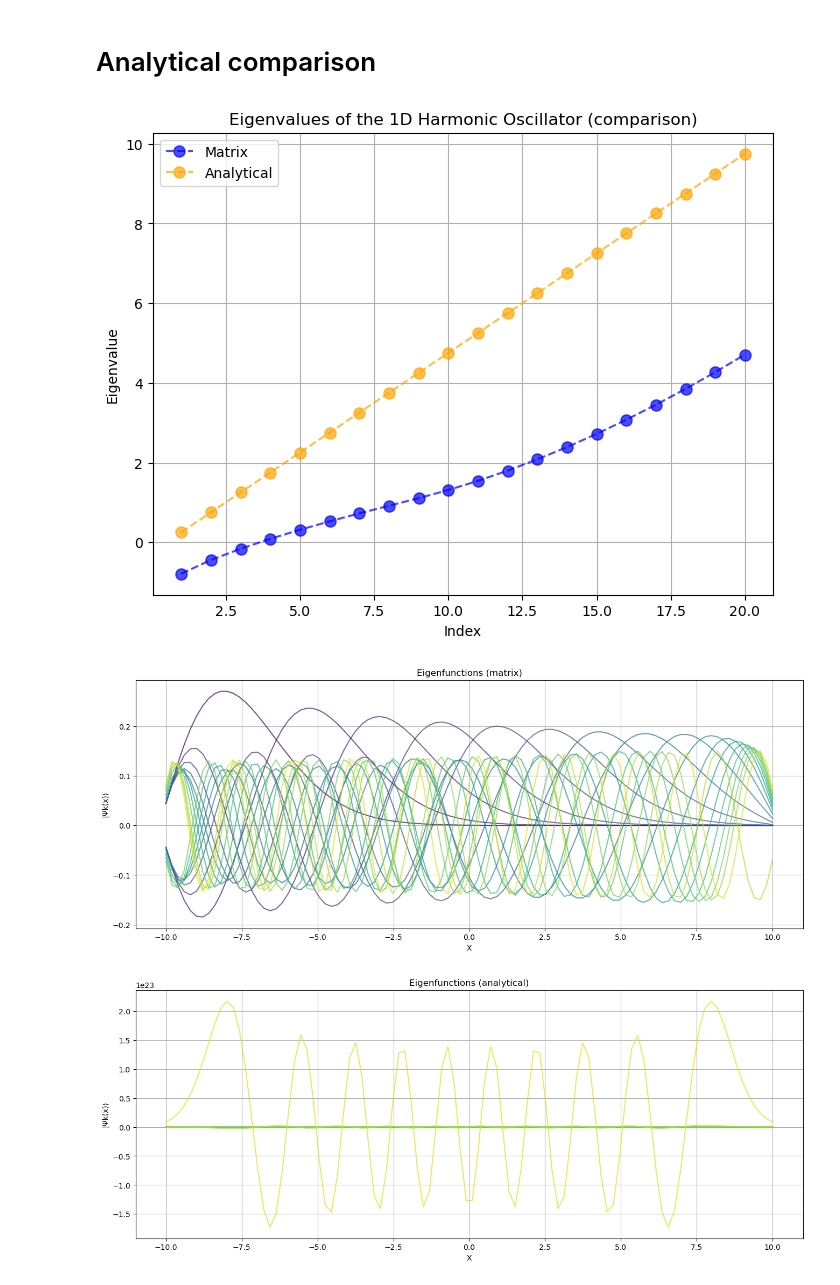
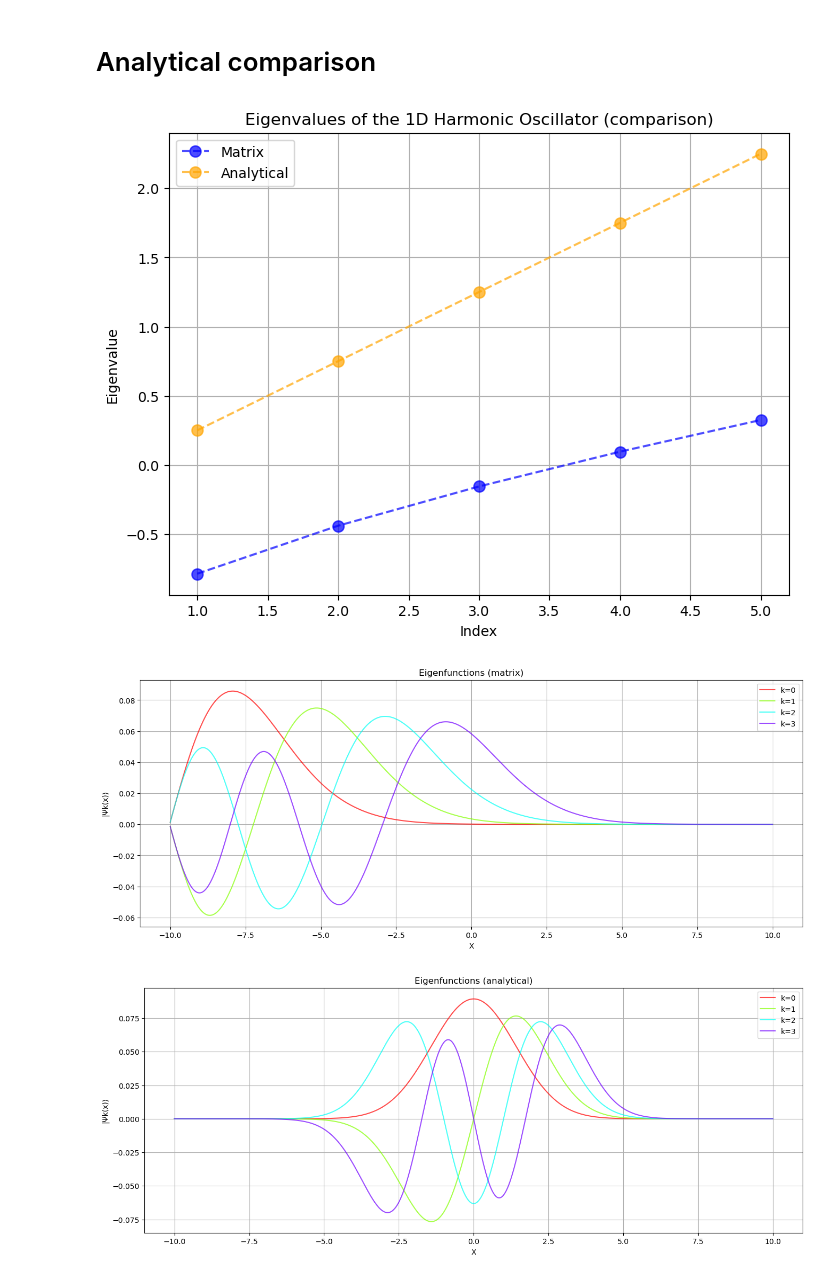
Before and after one commit to pietromalagoli/QIC, a Jupyter notebook: hw/hw4/cat.ipynb, the cells around one changed output. Saved outputs shown, nothing was run; the diff lists cells and outputs as text; code cells hidden in the pictures.

Commit message:
Hw4-fixed hermite polynomials. Analtycal results are correct, matrix mode not.

```diff
--- a/hw/hw4/cat.ipynb
+++ b/hw/hw4/cat.ipynb
@@ -213,6 +217,19 @@ if test:
 # %% [markdown]
 # Analytical comparison #
 # %%
+# Define Hermite polynomials
+def hermite(x,n: int):
+
+    # All coefficients of the Hermite polynomial set to zero except for the n-th, which is set to 1
+    herm_coeff = np.zeros(n+1)
+    herm_coeff[n] = 1
+
+    # Compute the polynomial using the function from Scipy
+    herm_pol = hermval(x,herm_coeff)
+
+    return herm_pol
+
+
 # Define the eigenvalues
 def eigvals_a(omega, k_max):
     ##  This function defines the energy eigenvalues for the 1D harmonic oscillator
@@ -228,7 +245,7 @@ def eigvals_a(omega, k_max):
 
     return E_n
 
-def eigenfs_a(omega, a, b, N, k_max):
+def eigenfs_a(omega, a, b, N, k_max, normalized=True):
     ## CALCULATE EIGENFUNCTIONS FROM THE ANALYTICAL FORMULATION
     # hermnite polinomials
     #   (h_bar := 1)
@@ -240,12 +257,17 @@ def eigenfs_a(omega, a, b, N, k_max):
     # Psi:
     psi = np.zeros((x_vals.shape[0],k_max))
     for k in range(k_max):
-        herm = Hermite.basis(k)
-        val = (1 / np.sqrt(2**k) * factorial(k)) * \
-            ((omega / np.pi)**(1/4))*np.exp(-(omega*(x_vals**2)/2))*herm(np.sqrt(omega)*x_vals)
+        herm = hermite(np.sqrt(omega)*x_vals, k)
+        val = (1 / (np.sqrt(2**k) * factorial(k))) * \
+            ((omega / np.pi)**(1/4))*np.exp(-(omega*(x_vals**2)/2))*herm
         psi[:,k] = val
 
-    return psi
+    # Normalization of the eigenfunctions
+    if normalized:
+        norm = np.sqrt(sum(np.abs(psi)**2))
+        psi_norm = psi / norm
+
+    return psi_norm
 
 def plot_comparison(eigvals_m, eigvecs_m, eigval_a, eigfuns_a, a, b, N):
     ##  This function plots the eigenvalues and eigenvectors of the 1D harmonic oscillator for the matrix and analytical mode in comparison.
@@ -255,10 +277,12 @@ def plot_comparison(eigvals_m, eigvecs_m, eigval_a, eigfuns_a, a, b, N):
     # Check dimension compatibility:
     if eigvals_m.shape != eigval_a.shape:
         print('Eigenvalues arrays must have the same dimension for both modes!')
+        print(f'Shapes: {eigvals_m.shape};{eigval_a.shape}')
         exit(1)
 
     elif eigvecs_m.shape != eigfuns_a.shape:
         print('Eigenvecotors arrays must have the same dimension for both modes!')
+        print(f'Shapes: {eigvecs_m.shape};{eigfuns_a.shape}')
         exit(1)
 
     # plot eigenvalues
@@ -285,9 +309,9 @@ def plot_comparison(eigvals_m, eigvecs_m, eigval_a, eigfuns_a, a, b, N):
     plt.figure(figsize=(16, 6))
 
     for k in range(k_max-1):
-        plt.plot(x_vals, eigvecs_m[:, k], label=f'k={k}', alpha=0.7, color=plt.cm.viridis(k / (k_max - 1)))
+        plt.plot(x_vals, eigvecs_m[:, k], label=f'k={k}', alpha=0.7, color=plt.cm.hsv(k / (k_max - 1)))
 
-    #plt.legend()
+    plt.legend()
     plt.grid()
     plt.title(f'Eigenfunctions (matrix)')
     plt.xlabel('X')
@@ -300,9 +324,9 @@ def plot_comparison(eigvals_m, eigvecs_m, eigval_a, eigfuns_a, a, b, N):
     plt.figure(figsize=(16, 6))
 
     for k in range(k_max-1):
-        plt.plot(x_vals, eigfuns_a[:, k], label=f'k={k}', alpha=0.7, color=plt.cm.viridis(k / (k_max - 1)))
+        plt.plot(x_vals, eigfuns_a[:, k], label=f'k={k}', alpha=0.7, color=plt.cm.hsv(k / (k_max - 1)))
 
-    #plt.legend()
+    plt.legend()
     plt.grid()
     plt.title(f'Eigenfunctions (analytical)')
     plt.xlabel('X')
@@ -315,38 +339,38 @@ def plot_comparison(eigvals_m, eigvecs_m, eigval_a, eigfuns_a, a, b, N):
 # Define the interval [a,b] and the space discretization Deltax = (b - a) / N
 a = -10
 b = 10
-N = 100
+N = 1000
 omega = 0.5
-k_max = 20           # number of eigenvalues and eigenvetors to be computed
+k_max = 5           # number of eigenvalues and eigenvetors to be computed
 
 
 K = kinetic(a,b,N)
 V = potential(a,b,N,omega)
 eigvals_m, eigvecs_m = E_psi(K,V,k_max)
 
 test_print = False
 if test_print:
     print(K)
     print(V)
     print(eigvals_m)
     print(eigvecs_m)
     print(eigvecs_m[:,0])
     print(eigvecs_m.shape[1])
 
 eigval_a = eigvals_a(omega, k_max)
 eigfuns_a = eigenfs_a(omega, a, b, N, k_max)
 
 test_print = False
 if test_print:
     print(eigval_a)
     print(eigfuns_a)
     print(eigfuns_a[:,0])
     print(eigfuns_a.shape[1])
 
 
 #plot_eig(eigfuns, eigvals, a, b, N, 'Analytical')
 plot_comparison(eigvals_m, eigvecs_m, eigval_a, eigfuns_a, a, b, N)
 # %% [output]
-[figure, old version]
+[figure, new version]
-[figure, old version]
+[figure, new version]
-[figure, old version]
+[figure, new version]
```
Also changed, not shown: parts of 2 cells of this notebook.
